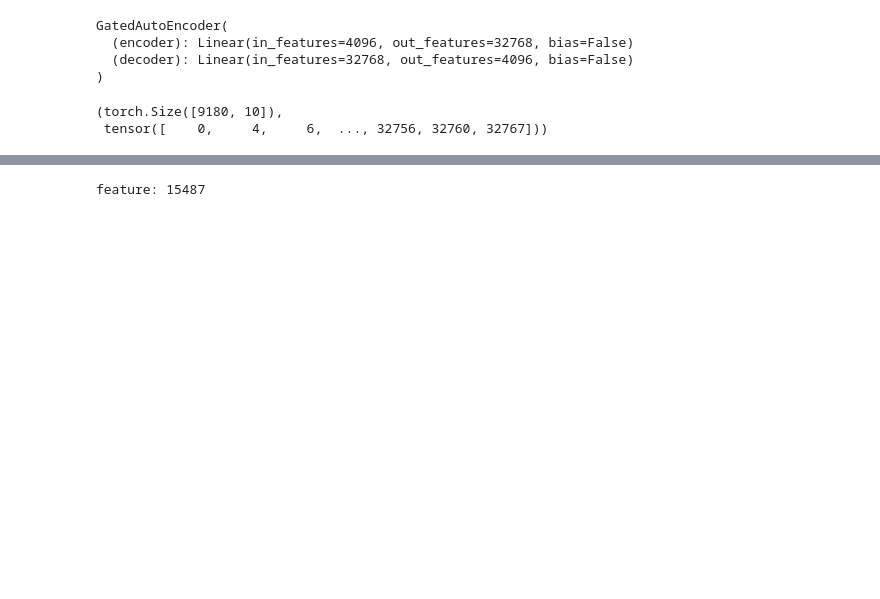
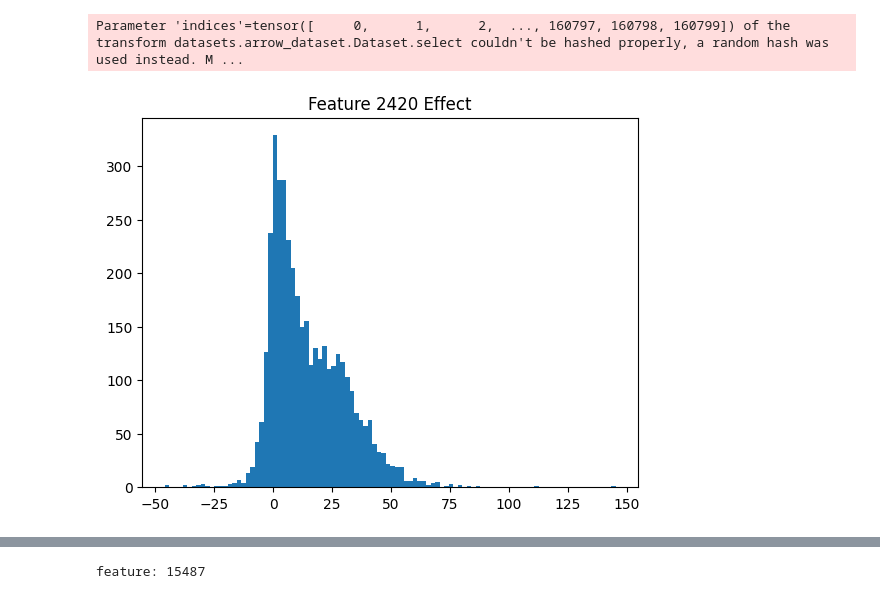
Before and after one commit to loganriggs/sae-rm, a Jupyter notebook: hh_feature_viewer.ipynb, the cells around one changed output, grey strips where cells are left out. Drawn from its saved outputs; the diff is of its cells as text; code cells hidden in the pictures; blank space fills up the shorter version.

Commit message:
updated feature viewer to be compatible w/ AtP effects

```diff
--- a/hh_feature_viewer.ipynb
+++ b/hh_feature_viewer.ipynb
@@ -22,14 +40,15 @@ sae_file_dir = f"sae_results/{sae_filename}"
 ae_download_location = hf_hub_download(repo_id=model_id, filename=sae_filename)
 # all_autoencoders = torch.load(ae_download_location)
 
+# Download Effect Dataset
+token_length_cutoff = 500
+top = 2000
+dataset_id = "Elriggs/rm_effects"
+filename = f'ae_layer{layer}/all_effects_per_feature_token_{token_length_cutoff}_top_{top}.pt'
+download_location = hf_hub_download(repo_id=dataset_id, filename=filename, repo_type = "dataset")
+all_effects = torch.load(download_location)
+
 sae = GatedAutoEncoder.from_pretrained(ae_download_location).to(device)
-# %%
-sae
-# %% [output]
-GatedAutoEncoder(
-  (encoder): Linear(in_features=4096, out_features=32768, bias=False)
-  (decoder): Linear(in_features=32768, out_features=4096, bias=False)
-)
 # %%
 # sae_file_save_name = sae_file.split("/")[1].split(".")[0]
 sae_file_dir = f"sae_results/{sae_file_save_name}"
@@ -42,18 +61,29 @@ import torch
 from datasets import Dataset
 hh = load_dataset("Anthropic/hh-rlhf", split="train")
 
-#
-# Remove datapoints longer than a specific token_length
-#TODO: calculate index_small_enough & reward_diff if files don't exist
-index_file_name = "rm_save_files/index_small_enough.pt"
-dataset_size = hh.num_rows
-index_small_enough = torch.load(index_file_name)
+# (1) Filter by token length (ie < 500 tokens)
+hh_ind_short_enough_filepath = f"rm_save_files/hh_ind_lower_than_{token_length_cutoff}_tokens.pt"
+index_small_enough = torch.load(hh_ind_short_enough_filepath)
 
+# (2) Filter by Reward Difference
+dataset_size = len(hh)
+top_reward_filename = f"rm_save_files/token_len_{token_length_cutoff}_top_{top}_reward_diff_indices.pt"
+
+# But first, our cached reward diff is indexed by the 871 token cutoff
+eight_seventy_index = torch.load("rm_save_files/index_small_enough.pt")
+reward_diff = torch.load("/root/sae-rm/rm_save_files/rejected_chosen_reward_diff.pt")
+full_reward_diff = torch.zeros(dataset_size)
+full_reward_diff[eight_seventy_index] = reward_diff
+reward_diff = full_reward_diff[index_small_enough]
+
+# Get the indices of the top 1000
+top_reward_diff_ind = reward_diff.abs().topk(top).indices
+
+# Index the dataset into those
+batch_size = 16
 hh = hh.select(index_small_enough.nonzero()[:, 0])
-top_reward_diff_ind = torch.load("rm_save_files/top_reward_diff_ind.pt")
 hh = hh.select(top_reward_diff_ind)
-
-
 full_hh_dictionary = {"text": hh["chosen"] + hh["rejected"]}
 full_hh = Dataset.from_dict(full_hh_dictionary)# batch_size = 16
-# hh_dl = DataLoader(hh, batch_size=batch_size, shuffle=False)
+# %% [output]
+Parameter 'indices'=tensor([     0,      1,      2,  ..., 160797, 160798, 160799]) of the transform datasets.arrow_dataset.Dataset.select couldn't be hashed properly, a random hash was used instead. M ...
@@ -62 +90,29 @@ full_hh = Dataset.from_dict(full_hh_dictionary)# batch_size = 16
+# %%
+# View top-10 datapoints with feature activation code for our datapoints
+topk_features = all_effects.mean(0).topk(10)
+botk_features = all_effects.mean(0).topk(10, largest=False)
+top_feature_ind = topk_features.indices
+bot_feature_ind = botk_features.indices
+top_datapoint = all_effects[:,top_feature_ind].topk(20, dim=0)
+bot_datapoint = all_effects[:,bot_feature_ind].topk(20, dim=0)
+top_hh_ind = top_datapoint.indices.T
+bot_hh_ind = bot_datapoint.indices.T
+# %%
+N = 0
+# plot this feature's histogram of activations, excluding a small threshold around 0
+import matplotlib.pyplot as plt
+
+feature = top_feature_ind[N]
+feature_activations = all_effects[:, feature]
+
+# Plot the histogram
+# set the ones below threshold to 0
+threshold = 0.1
+# feature_activations[feature_activations.abs() < threshold] = 0
+plt.hist(feature_activations.tolist(), bins=100)
+plt.title(f"Feature {feature} Effect")
+# plt.yscale("log")
+plt.show()
+# %% [output]
+[figure, added]
 # %%
@@ -66,6 +122 @@ index_of_chosen_rejection_difference = torch.load(f"rm_save_files/index_of_chose
 index_of_chosen_rejection_difference = torch.cat([index_of_chosen_rejection_difference, index_of_chosen_rejection_difference], dim=0)
-# %%
-feature_top_k.shape, nz_feature_ind
-# %% [output]
-(torch.Size([9180, 10]),
- tensor([    0,     4,     6,  ..., 32756, 32760, 32767]))
```
Also changed, not shown: parts of 10 cells of this notebook.
